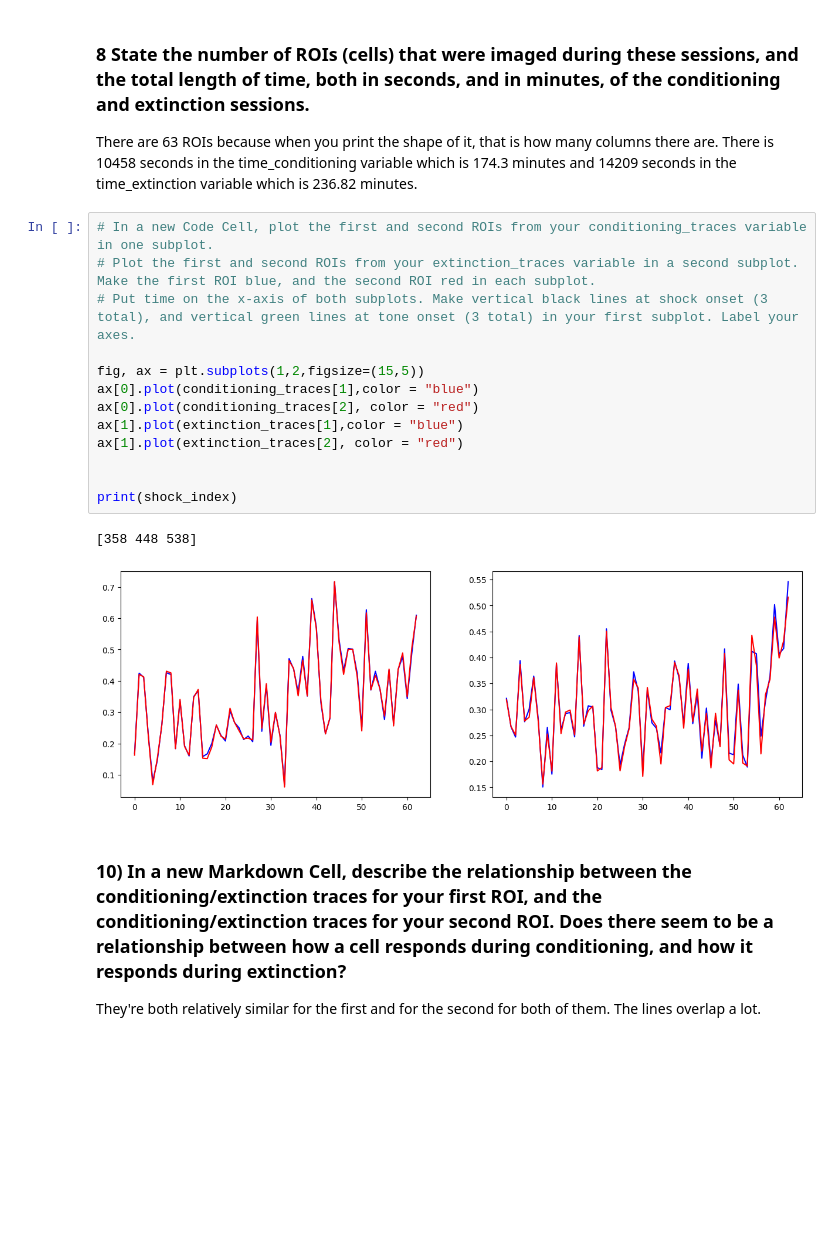
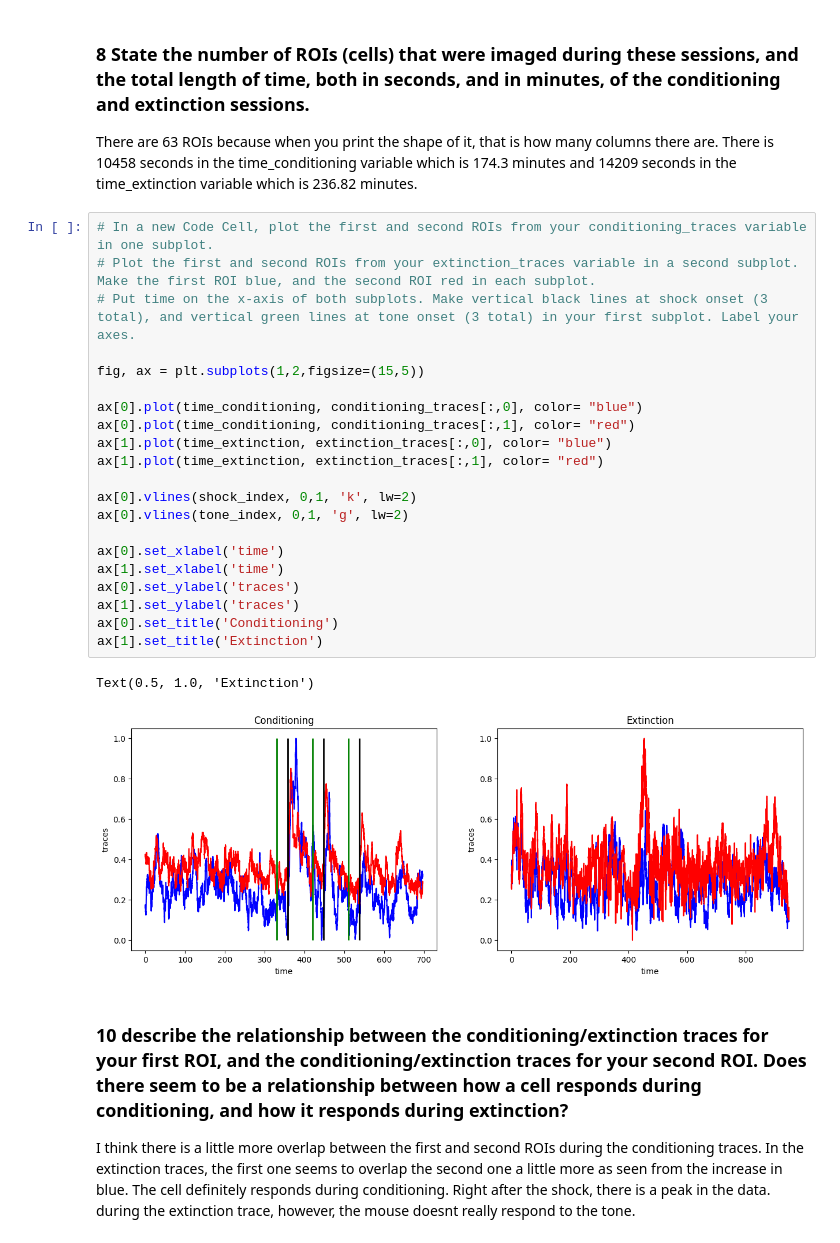
Before and after one commit to ChelseyCochrane/chelseys-repository, a Jupyter notebook: coding_homework_8.ipynb, the cells around one changed output. Saved outputs shown, nothing was run; the diff lists cells and outputs as text; blank space fills up the shorter version.

```diff
--- a/coding_homework_8.ipynb
+++ b/coding_homework_8.ipynb
@@ -109,20 +111,28 @@ There are 63 ROIs because when you print the shape of it, that is how many colum
 # %%
 # In a new Code Cell, plot the first and second ROIs from your conditioning_traces variable in one subplot.
 # Plot the first and second ROIs from your extinction_traces variable in a second subplot. Make the first ROI blue, and the second ROI red in each subplot.
 # Put time on the x-axis of both subplots. Make vertical black lines at shock onset (3 total), and vertical green lines at tone onset (3 total) in your first subplot. Label your axes.
 
 fig, ax = plt.subplots(1,2,figsize=(15,5))
-ax[0].plot(conditioning_traces[1],color = "blue")
-ax[0].plot(conditioning_traces[2], color = "red")
-ax[1].plot(extinction_traces[1],color = "blue")
-ax[1].plot(extinction_traces[2], color = "red")
 
+ax[0].plot(time_conditioning, conditioning_traces[:,0], color= "blue")
+ax[0].plot(time_conditioning, conditioning_traces[:,1], color= "red")
+ax[1].plot(time_extinction, extinction_traces[:,0], color= "blue")
+ax[1].plot(time_extinction, extinction_traces[:,1], color= "red")
 
-print(shock_index)
+ax[0].vlines(shock_index, 0,1, 'k', lw=2)
+ax[0].vlines(tone_index, 0,1, 'g', lw=2)
+
+ax[0].set_xlabel('time')
+ax[1].set_xlabel('time')
+ax[0].set_ylabel('traces')
+ax[1].set_ylabel('traces')
+ax[0].set_title('Conditioning')
+ax[1].set_title('Extinction')
 # %% [output]
-[358 448 538]
+Text(0.5, 1.0, 'Extinction')
-[figure, old version]
+[figure, new version]
 # %% [markdown]
-### 10) In a new Markdown Cell, describe the relationship between the conditioning/extinction traces for your first ROI, and the conditioning/extinction traces for your second ROI. Does there seem to be a relationship between how a cell responds during conditioning, and how it responds during extinction?
+### 10 describe the relationship between the conditioning/extinction traces for your first ROI, and the conditioning/extinction traces for your second ROI. Does there seem to be a relationship between how a cell responds during conditioning, and how it responds during extinction?
 
-They're both relatively similar for the first and for the second for both of them. The lines overlap a lot.
+I think there is a little more overlap between the first and second ROIs during the conditioning traces. In the extinction traces, the first one seems to overlap the second one a little more as seen from the increase in blue. The cell definitely responds during conditioning. Right after the shock, there is a peak in the data. during the extinction trace, however, the mouse doesnt really respond to the tone.
```
Also changed, not shown: parts of 9 cells of this notebook.
